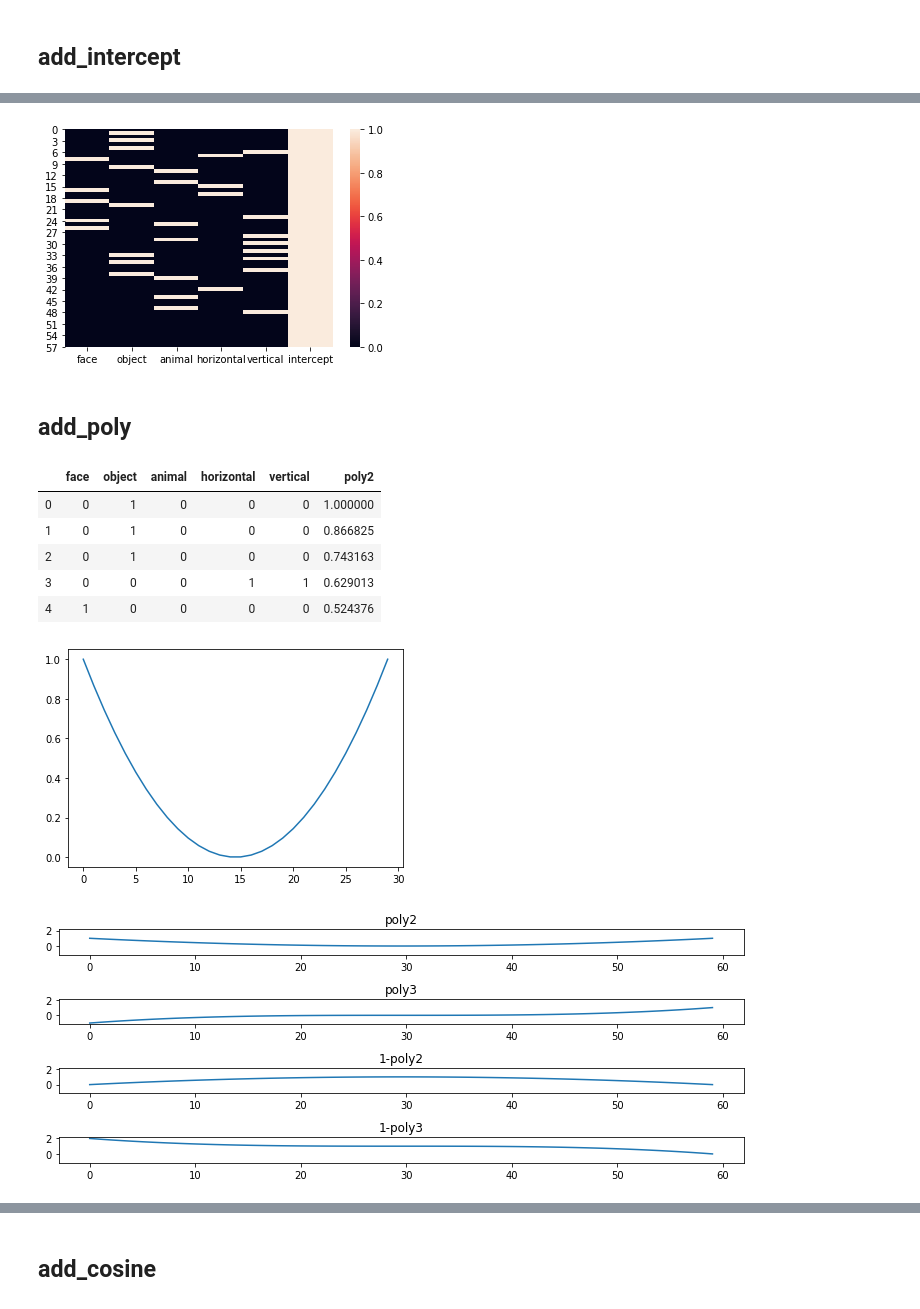
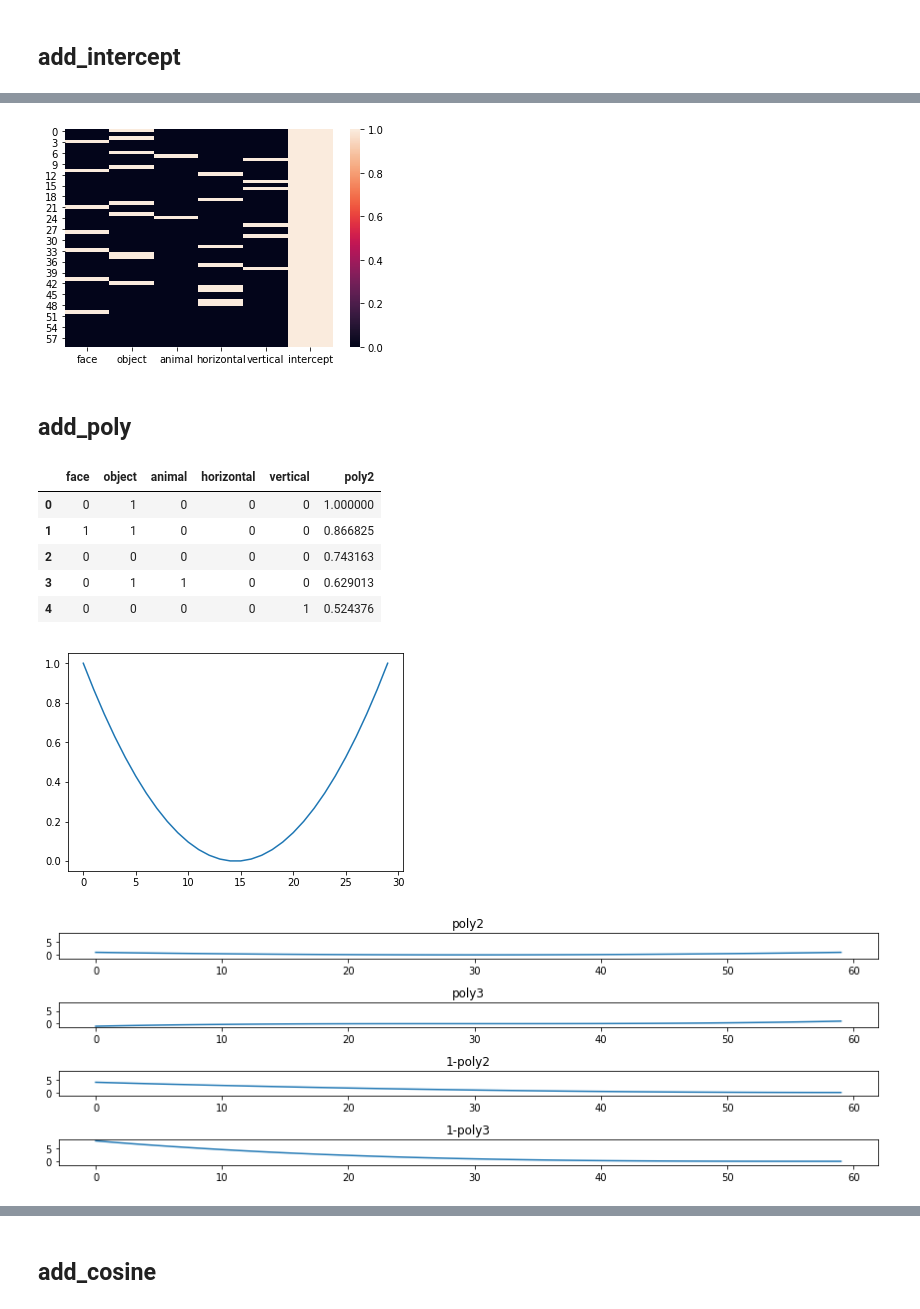
Before and after one commit to sapols/bai-book, a Jupyter notebook: content/labs/lab-glm_single_subject/index.ipynb, the cells around one changed output, grey strips where cells are left out. Drawn from its saved outputs; the diff is of its cells as text; code cells hidden in the pictures.

```diff
--- a/content/labs/lab-glm_single_subject/index.ipynb
+++ b/content/labs/lab-glm_single_subject/index.ipynb
@@ -450,5 +479,5 @@ design_matrix1_intercept.head()
 # %%
-design_matrix2_intercept = solutions.DesignMatrixUtils.add_intercept(design_matrix2)
+design_matrix2_intercept = DesignMatrixUtils.add_intercept(design_matrix2)
 design_matrix2_intercept.head()
 # %% [output]
 |  | face | object | animal | horizontal | vertical | intercept |
@@ -459,41 +488,45 @@ design_matrix2_intercept.head()
 | 4 | 0 | 0 | 0 | 0 | 0 | 1.0 |
 # %%
-solutions.DesignMatrixUtils.heatmap(design_matrix2_intercept)
+DesignMatrixUtils.heatmap(design_matrix2_intercept)
 # %% [output]
-[figure, old version]
+[figure, new version]
 # %% [markdown]
 ## add_poly
-# %%
-def add_poly(design_matrix, degrees=2, flipped=False):
-    ### BEGIN SOLUTION
-
-
-
-
-
-    return []
-    ### END SOLUTION
-DesignMatrixUtils.add_poly = add_poly
+# %%
+def add_poly(design_matrix, degrees=2, flipped=False):
+    ### BEGIN SOLUTION
+    design_matrix_copy = design_matrix.copy() # Avoid modifying the original dataframe
+    n_rows, n_cols = design_matrix.shape
+    interval = np.linspace(-1, 1, n_rows, endpoint=True, retstep=False)
+
+    if (flipped == True):
+        design_matrix_copy['1-poly' + str(degrees)] = (1-interval)**degrees
+    else:
+        design_matrix_copy['poly' + str(degrees)] = interval**degrees
+
+    return design_matrix_copy
+    ### END SOLUTION
+DesignMatrixUtils.add_poly = add_poly
 # %%
-design_matrix1_polys = solutions.DesignMatrixUtils.add_poly(design_matrix1, degrees = 2)
+design_matrix1_polys = DesignMatrixUtils.add_poly(design_matrix1, degrees = 2)
 plt.plot(design_matrix1_polys['poly2'].to_numpy())
 design_matrix1_polys.head()
 # %% [output]
 |  | face | object | animal | horizontal | vertical | poly2 |
 | 0 | 0 | 1 | 0 | 0 | 0 | 1.000000 |
-| 1 | 0 | 1 | 0 | 0 | 0 | 0.866825 |
-| 2 | 0 | 1 | 0 | 0 | 0 | 0.743163 |
-| 3 | 0 | 0 | 0 | 1 | 1 | 0.629013 |
-| 4 | 1 | 0 | 0 | 0 | 0 | 0.524376 |
+| 1 | 1 | 1 | 0 | 0 | 0 | 0.866825 |
+| 2 | 0 | 0 | 0 | 0 | 0 | 0.743163 |
+| 3 | 0 | 1 | 1 | 0 | 0 | 0.629013 |
+| 4 | 0 | 0 | 0 | 0 | 1 | 0.524376 |
-[figure, old version]
+[figure, new version]
 # %%
-design_matrix2_polys = solutions.DesignMatrixUtils.add_poly(design_matrix2, degrees = 2)
-design_matrix2_polys = solutions.DesignMatrixUtils.add_poly(design_matrix2_polys, degrees = 3)
-design_matrix2_polys = solutions.DesignMatrixUtils.add_poly(design_matrix2_polys, degrees = 2, flipped = True)
-design_matrix2_polys = solutions.DesignMatrixUtils.add_poly(design_matrix2_polys, degrees = 3, flipped = True)
-solutions.DesignMatrixUtils.plot(design_matrix2_polys[['poly2','poly3','1-poly2','1-poly3']])
+design_matrix2_polys = DesignMatrixUtils.add_poly(design_matrix2, degrees = 2)
+design_matrix2_polys = DesignMatrixUtils.add_poly(design_matrix2_polys, degrees = 3)
+design_matrix2_polys = DesignMatrixUtils.add_poly(design_matrix2_polys, degrees = 2, flipped = True)
+design_matrix2_polys = DesignMatrixUtils.add_poly(design_matrix2_polys, degrees = 3, flipped = True)
+DesignMatrixUtils.plot(design_matrix2_polys[['poly2','poly3','1-poly2','1-poly3']])
 # %% [output]
-[figure, old version]
+[figure, new version]
 # %%
 solutions.DesignMatrixUtils.heatmap(design_matrix2_polys)
 # %% [output]
```
Also changed, not shown: parts of 54 cells of this notebook.
